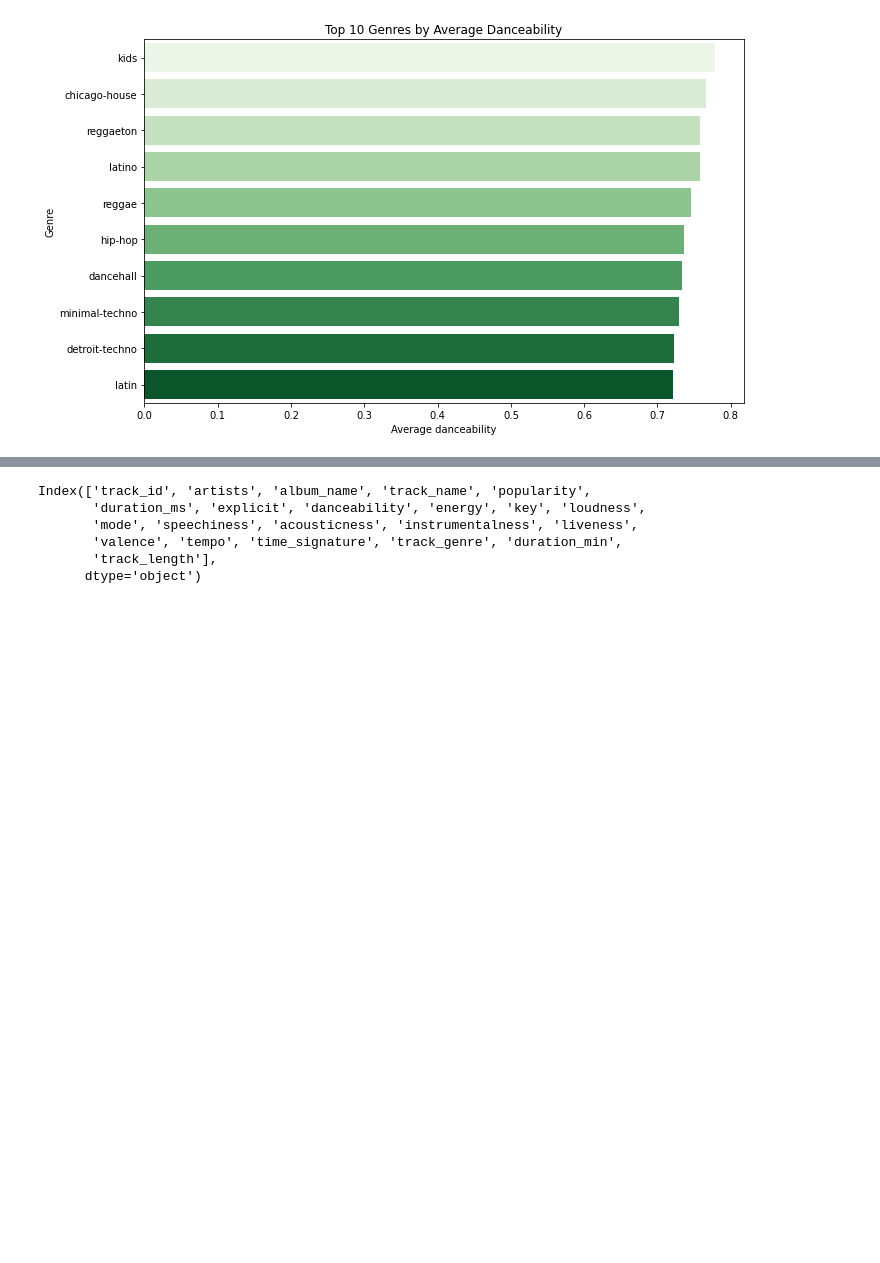
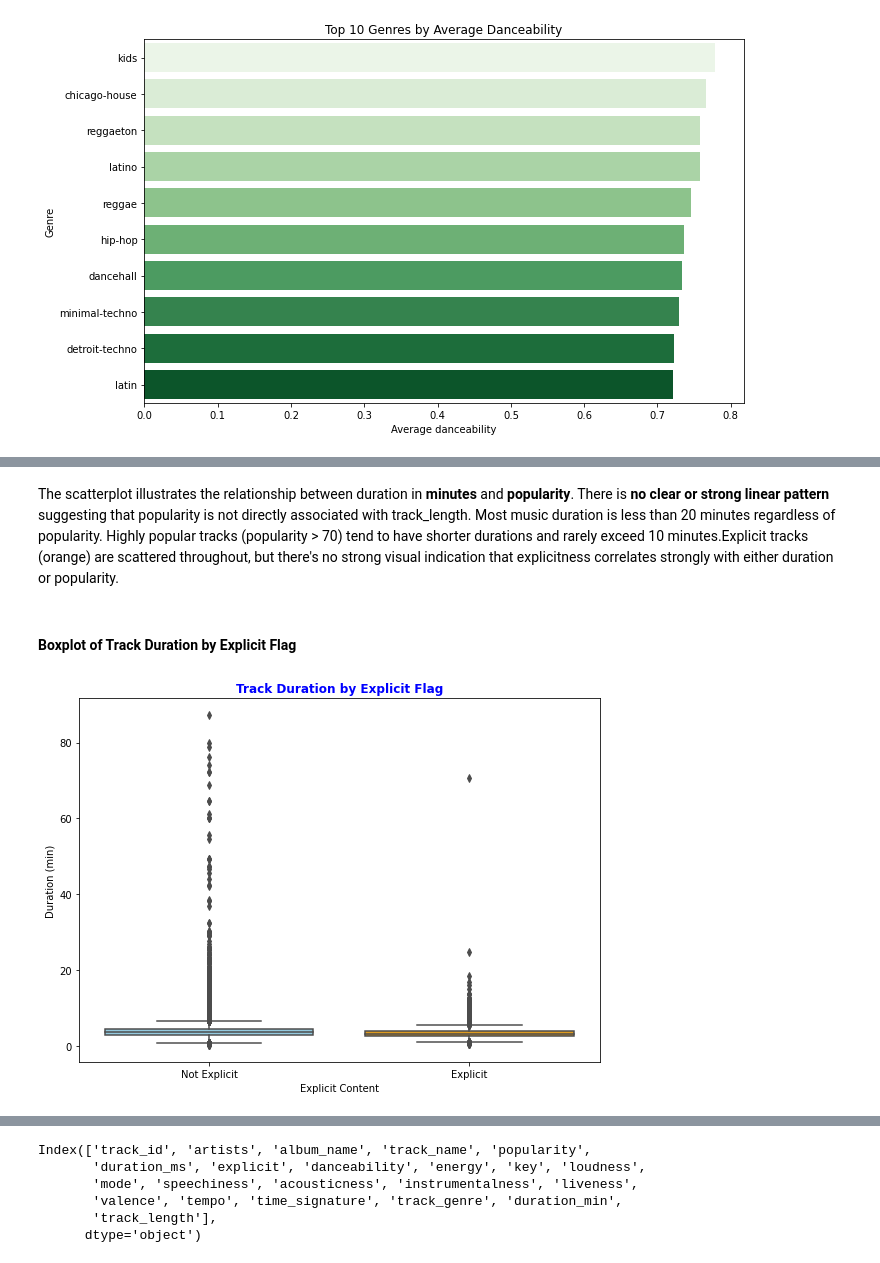
Before and after one commit to C-3DevO/spotify_analysis, a Jupyter notebook: music.ipynb, the cells around one changed output, grey strips where cells are left out. Drawn from its saved outputs; the diff is of its cells as text; code cells hidden in the pictures; blank space fills up the shorter version.

```diff
--- a/music.ipynb
+++ b/music.ipynb
@@ -512,0 +547,17 @@ plt.show()
+# %% [markdown]
+The scatterplot illustrates the relationship between duration in **minutes** and **popularity**. There is **no clear or strong linear pattern** suggesting that popularity is not directly associated with track_length. Most music duration is less than 20 minutes regardless of popularity. Highly popular tracks (popularity > 70) tend to have shorter durations and rarely exceed 10 minutes.Explicit tracks (orange) are scattered throughout, but there's no strong visual indication that explicitness correlates strongly with either duration or popularity.
+# %% [markdown]
+#### Boxplot of Track Duration by Explicit Flag
+# %%
+plt.figure(figsize=(8,6))
+sns.boxplot(x='explicit', y='duration_min', data=data, palette={False: "skyblue", True: "orange"})
+
+# Title and labels
+plt.title('Track Duration by Explicit Flag', color='blue', fontweight='bold')
+plt.xlabel('Explicit Content')
+plt.ylabel('Duration (min)')
+plt.xticks([0, 1], ['Not Explicit', 'Explicit'])  # Optional: make labels clearer
+plt.tight_layout()
+plt.show()
+# %% [output]
+[figure, added]
```
Also changed, not shown: parts of 24 cells of this notebook.
